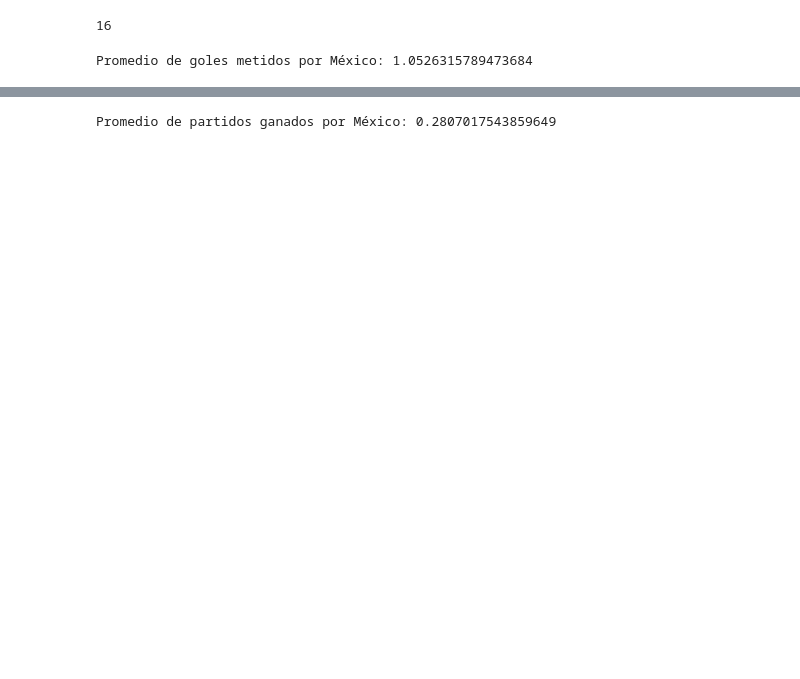
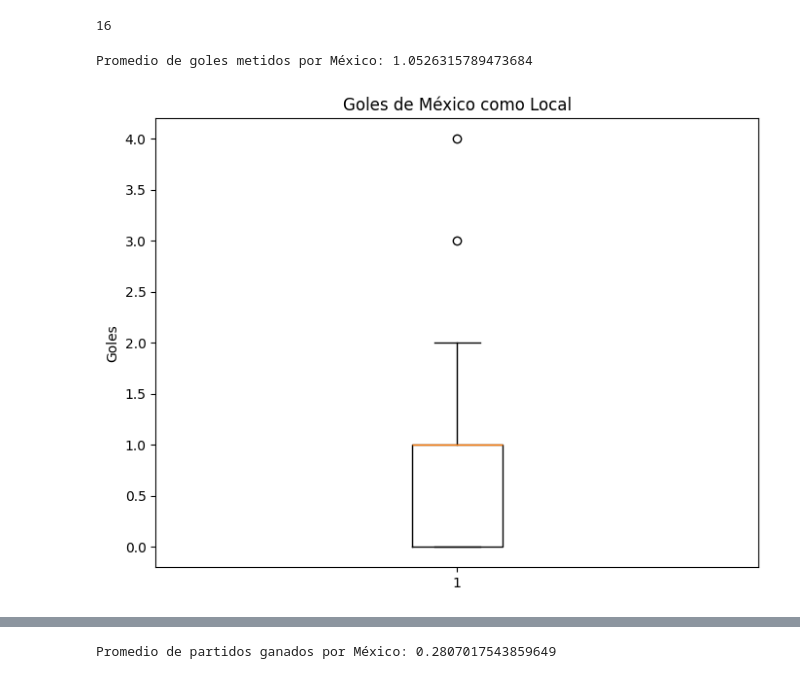
Before and after one commit to Moni-Ib/proyecto_data_analytics, a Jupyter notebook: proyecto_data_analytics/notebooks/proyecto.ipynb, the cells around one changed output, grey strips where cells are left out. Saved outputs shown, nothing was run; the diff lists cells and outputs as text; code cells hidden in the pictures; blank space fills up the shorter version.

```diff
--- a/proyecto_data_analytics/notebooks/proyecto.ipynb
+++ b/proyecto_data_analytics/notebooks/proyecto.ipynb
@@ -258,3 +259,11 @@ promedio_goles_mexico = (mexico_goals_home.sum() + mexico_goals_away.sum()) / (l
 print("Promedio de goles metidos por México:", promedio_goles_mexico)
 # %% [output]
 Promedio de goles metidos por México: 1.0526315789473684
+# %%
+plt.figure(figsize=(8, 6))
+plt.boxplot(mexico_goals_home)
+plt.title('Goles de México como Local')
+plt.ylabel('Goles')
+plt.show()
+# %% [output]
+[figure, added]
```
Also changed, not shown: parts of 14 cells of this notebook, 1 other file.
